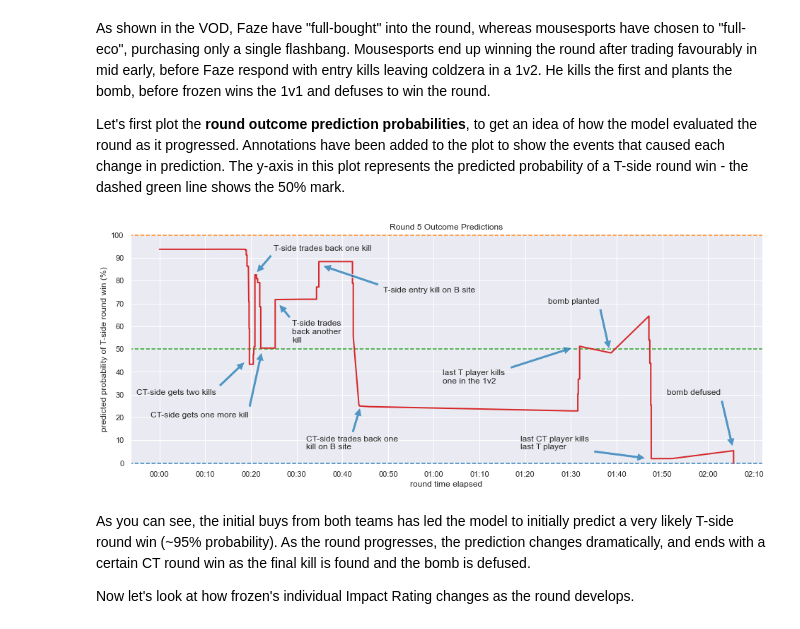
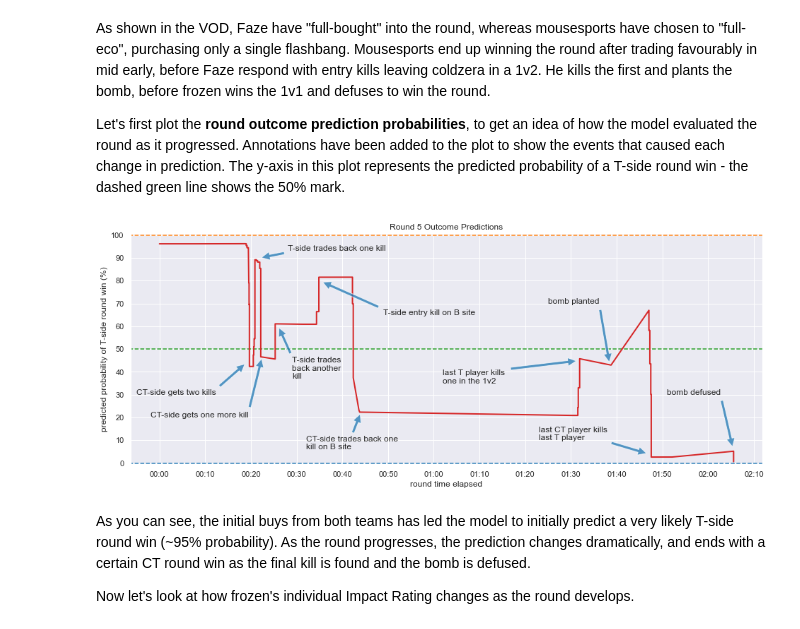
Before and after one commit to phil-holland/csgo-impact-rating, a Jupyter notebook: analysis/02-case_study.ipynb, the cells around one changed output. Saved outputs shown, nothing was run; the diff lists cells and outputs as text; code cells hidden in the pictures.

```diff
--- a/analysis/02-case_study.ipynb
+++ b/analysis/02-case_study.ipynb
@@ -26,7 +26,8 @@ import seaborn as sns
 sns.set()
 # %%
 # ignore this code block - loading json results into the notebook
-with urllib.request.urlopen('https://gist.githubusercontent.com/Phil-Holland/e88c7f56e627db63e830a37b44c4317b/raw/3a4afe902f4867f38e5b4d106f3cad0632c0ac6c/mousesports-vs-faze-m1-mirage.dem.rating.json') as url:
+u = 'https://gist.githubusercontent.com/Phil-Holland/e88c7f56e627db63e830a37b44c4317b/raw/69e6135b3e3e44fdac9a99c3e87231d8f4a3696c/mousesports-vs-faze-m1-mirage.dem.rating.json.3'
+with urllib.request.urlopen(u) as url:
     data = json.loads(url.read().decode())
 # %% [markdown]
 ## Overall Results
@@ -153,43 +163,43 @@ round_start_tick = None
 for rop in data['roundOutcomePredictions']:
     if rop['round']['number'] == 5:
         if round_start_tick == None:
             round_start_tick = rop['tick']
         r_times.append((rop['tick'] - round_start_tick) / 128)
         r_preds.append(rop['outcomePrediction'] * 100.0)
 
 plt.figure(figsize=(16, 6))
 plt.axhline(0, -1000, 1000, c='tab:blue', linestyle='dashed')
 plt.axhline(50, -1000, 1000, c='tab:green', linestyle='dashed')
 plt.axhline(100, -1000, 1000, c='tab:orange', linestyle='dashed')
 plt.plot(r_times, r_preds, lw=2, c='tab:red')
 
 plt.gca().xaxis.set_major_locator(ticker.MultipleLocator(10))
 plt.gca().yaxis.set_major_locator(ticker.MultipleLocator(10))
 formatter = ticker.FuncFormatter(lambda s, x: time.strftime('%M:%S', time.gmtime(s)))
 plt.gca().xaxis.set_major_formatter(formatter)
 
 plt.xlabel('round time elapsed')
 plt.ylabel('predicted probability of T-side round win (%)')
 plt.ylim(-0.5, 100.5)
 
 plt.title('Round 5 Outcome Predictions')
 
 # hardcode some annotations in
 arrowprops = {'facecolor': 'tab:blue', 'shrink': 0.05, 'alpha': 0.75}
-plt.gca().annotate('CT-side gets two kills', xy=(19, 45), xytext=(-5, 30), arrowprops=arrowprops)
-plt.gca().annotate('T-side trades back one kill', xy=(21, 83), xytext=(25, 93), arrowprops=arrowprops)
-plt.gca().annotate('CT-side gets one more kill', xy=(22.5, 50), xytext=(-2, 20), arrowprops=arrowprops)
-plt.gca().annotate('T-side trades\nback another\nkill', xy=(26, 70), xytext=(29, 53), arrowprops=arrowprops)
-plt.gca().annotate('T-side entry kill on B site', xy=(35, 87), xytext=(49, 75), arrowprops=arrowprops)
-plt.gca().annotate('CT-side trades back one\nkill on B site', xy=(44, 25), xytext=(32, 6), arrowprops=arrowprops)
-plt.gca().annotate('last T player kills\none in the 1v2', xy=(91, 51), xytext=(62, 35), arrowprops=arrowprops)
-plt.gca().annotate('bomb planted', xy=(98.5, 49), xytext=(85, 70), arrowprops=arrowprops)
-plt.gca().annotate('last CT player kills\nlast T player', xy=(107, 2), xytext=(79, 6), arrowprops=arrowprops)
+plt.gca().annotate('CT-side gets two kills', xy=(19, 44), xytext=(-5, 30), arrowprops=arrowprops)
+plt.gca().annotate('T-side trades back one kill', xy=(22, 90), xytext=(28, 93), arrowprops=arrowprops)
+plt.gca().annotate('CT-side gets one more kill', xy=(22.5, 47), xytext=(-2, 20), arrowprops=arrowprops)
+plt.gca().annotate('T-side trades\nback another\nkill', xy=(26, 60), xytext=(29, 37), arrowprops=arrowprops)
+plt.gca().annotate('T-side entry kill on B site', xy=(35, 80), xytext=(49, 65), arrowprops=arrowprops)
+plt.gca().annotate('CT-side trades back one\nkill on B site', xy=(44, 22), xytext=(32, 6), arrowprops=arrowprops)
+plt.gca().annotate('last T player kills\none in the 1v2', xy=(92, 45), xytext=(62, 35), arrowprops=arrowprops)
+plt.gca().annotate('bomb planted', xy=(98.5, 43), xytext=(85, 70), arrowprops=arrowprops)
+plt.gca().annotate('last CT player kills\nlast T player', xy=(107, 4), xytext=(83, 10), arrowprops=arrowprops)
 plt.gca().annotate('bomb defused', xy=(125.5, 6), xytext=(111, 30), arrowprops=arrowprops)
 
 plt.show()
 # %% [output]
-[figure, old version]
+[figure, new version]
 # %% [markdown]
 As you can see, the initial buys from both teams has led the model to initially predict a very likely T-side round win (~95% probability). As the round progresses, the prediction changes dramatically, and ends with a certain CT round win as the final kill is found and the bomb is defused.
 
```
Also changed, not shown: parts of 9 cells of this notebook, 12 other files.
